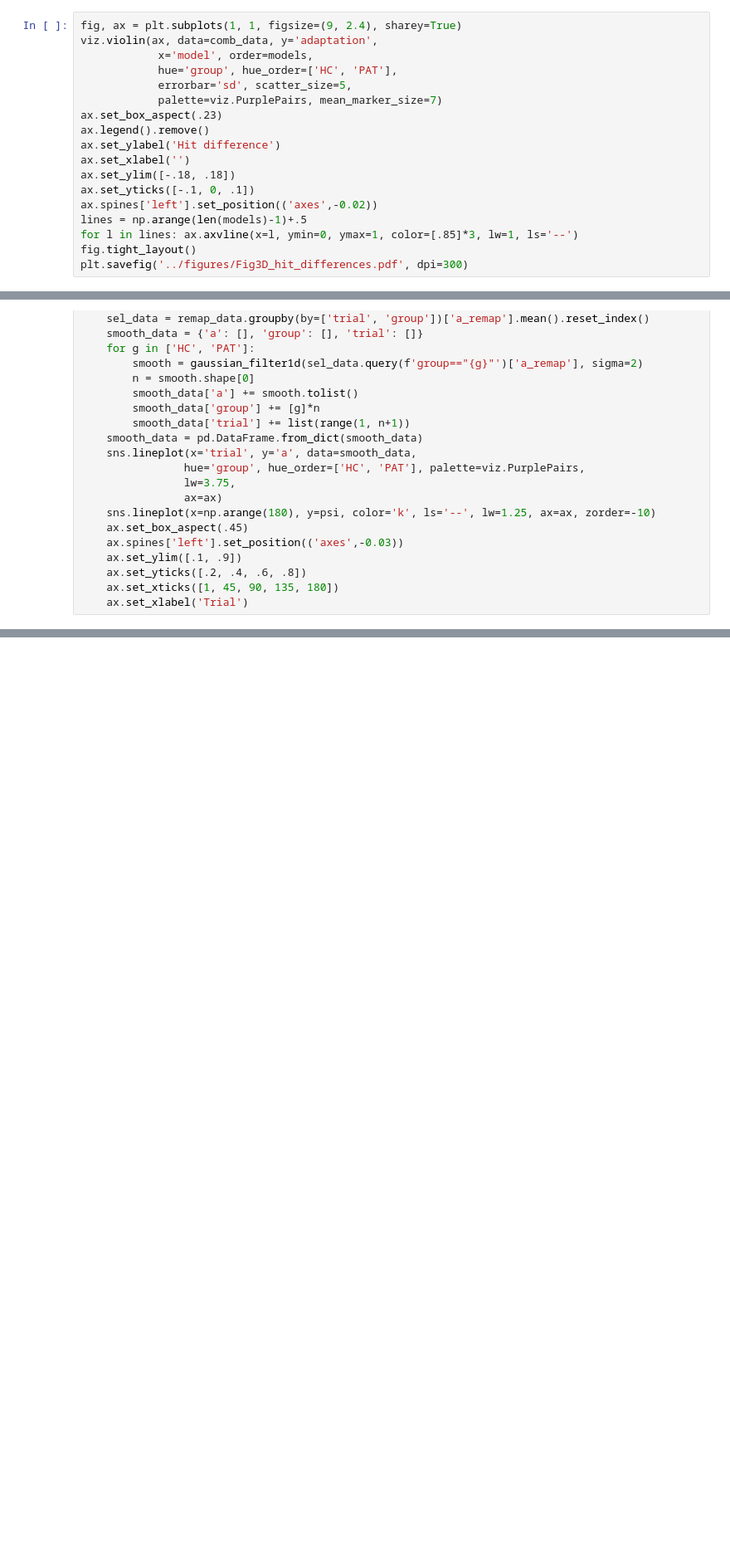
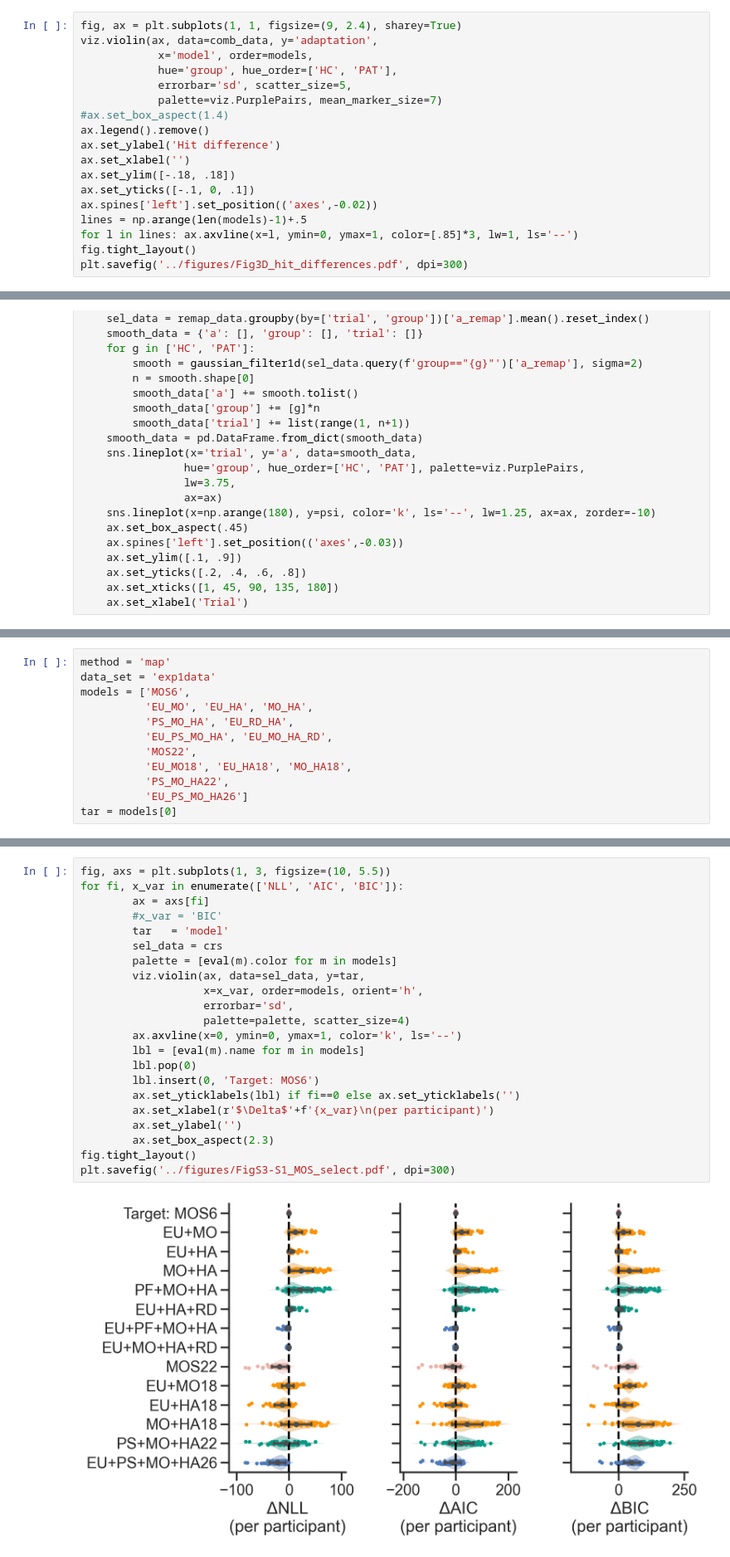
Before and after one commit to fangzefunny/policy-analysis, a Jupyter notebook: visualize/Fig3_model_compare.ipynb, the cells around one changed output, grey strips where cells are left out. Shown at 83% size. Drawn from its saved outputs; the diff is of its cells as text; blank space fills up the shorter version.

```diff
--- a/visualize/Fig3_model_compare.ipynb
+++ b/visualize/Fig3_model_compare.ipynb
@@ -246,7 +246,7 @@ viz.violin(ax, data=comb_data, y='adaptation',
             hue='group', hue_order=['HC', 'PAT'],
             errorbar='sd', scatter_size=5,
             palette=viz.PurplePairs, mean_marker_size=7)
-ax.set_box_aspect(.23)
+#ax.set_box_aspect(1.4)
 ax.legend().remove()
 ax.set_ylabel('Hit difference')
 ax.set_xlabel('')
@@ -344,0 +347,12 @@ plt.savefig('../figures/FigS4_learn_curve.pdf', dpi=300)
+# %%
+method = 'map'
+data_set = 'exp1data'
+models = ['MOS6',
+          'EU_MO', 'EU_HA', 'MO_HA',
+          'PS_MO_HA', 'EU_RD_HA',
+          'EU_PS_MO_HA', 'EU_MO_HA_RD',
+          'MOS22',
+          'EU_MO18', 'EU_HA18', 'MO_HA18',
+          'PS_MO_HA22',
+          'EU_PS_MO_HA26']
+tar = models[0]
@@ -344,0 +404,24 @@ plt.savefig('../figures/FigS4_learn_curve.pdf', dpi=300)
+# %%
+fig, axs = plt.subplots(1, 3, figsize=(10, 5.5))
+for fi, x_var in enumerate(['NLL', 'AIC', 'BIC']):
+        ax = axs[fi]
+        #x_var = 'BIC'
+        tar   = 'model'
+        sel_data = crs
+        palette = [eval(m).color for m in models]
+        viz.violin(ax, data=sel_data, y=tar,
+                   x=x_var, order=models, orient='h',
+                   errorbar='sd',
+                   palette=palette, scatter_size=4)
+        ax.axvline(x=0, ymin=0, ymax=1, color='k', ls='--')
+        lbl = [eval(m).name for m in models]
+        lbl.pop(0)
+        lbl.insert(0, 'Target: MOS6')
+        ax.set_yticklabels(lbl) if fi==0 else ax.set_yticklabels('')
+        ax.set_xlabel(r'$\Delta$'+f'{x_var}\n(per participant)')
+        ax.set_ylabel('')
+        ax.set_box_aspect(2.3)
+fig.tight_layout()
+plt.savefig('../figures/FigS3-S1_MOS_select.pdf', dpi=300)
+# %% [output]
+[figure, added]
```
Also changed, not shown: parts of 5 cells of this notebook, 10 other files.
